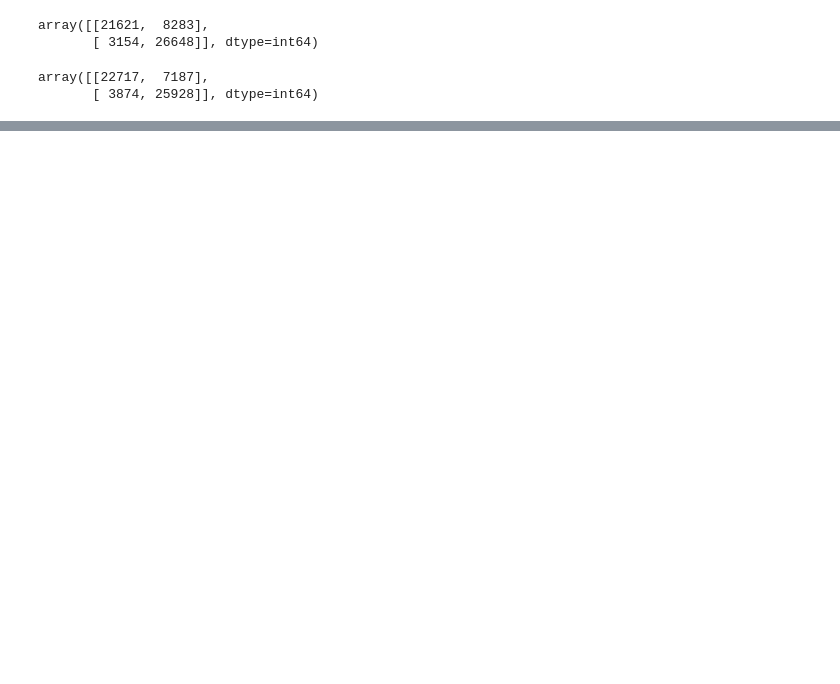
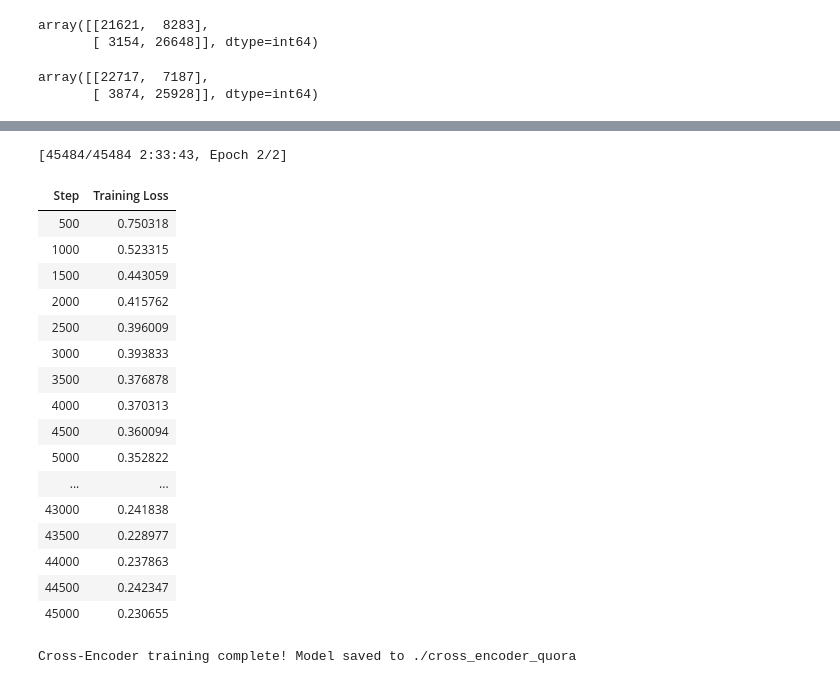
Before and after one commit to Vraj-Priyadarshi/nlp_project, a Jupyter notebook: final_trying.ipynb, the cells around one changed output, grey strips where cells are left out. Saved outputs shown, nothing was run; the diff lists cells and outputs as text; code cells hidden in the pictures; blank space fills up the shorter version.

```diff
--- a/final_trying.ipynb
+++ b/final_trying.ipynb
@@ -1995,0 +1042,11 @@ Best ROC-AUC:   RF + BOW (0.8215)
+# %%
+df = pd.read_csv("train.csv")  # change path if needed
+
+df = df[['question1', 'question2', 'is_duplicate']].dropna()
+
+train_df, val_df = train_test_split(
+    df,
+    test_size=0.1,
+    stratify=df['is_duplicate'],
+    random_state=42
+)
@@ -1995,0 +1208,43 @@ Best ROC-AUC:   RF + BOW (0.8215)
+# %%
+# Prepare training data as InputExample objects for CrossEncoder
+from sentence_transformers import InputExample
+from torch.utils.data import DataLoader
+
+cross_train_examples = [
+    InputExample(texts=[row['question1'], row['question2']], label=float(row['is_duplicate']))
+    for _, row in train_df.iterrows()
+]
+
+cross_train_dataloader = DataLoader(cross_train_examples, shuffle=True, batch_size=16)
+# %%
+num_epochs_ce = 2
+warmup_steps_ce = int(len(cross_train_dataloader) * num_epochs_ce * 0.1)
+
+cross_model.fit(
+    train_dataloader=cross_train_dataloader,
+    epochs=num_epochs_ce,
+    warmup_steps=warmup_steps_ce,
+    output_path='./cross_encoder_quora',
+    show_progress_bar=True
+)
+print("Cross-Encoder training complete! Model saved to ./cross_encoder_quora")
+# %% [output]
+[45484/45484 2:33:43, Epoch 2/2]
+| Step | Training Loss |
+| 500 | 0.750318 |
+| 1000 | 0.523315 |
+| 1500 | 0.443059 |
+| 2000 | 0.415762 |
+| 2500 | 0.396009 |
+| 3000 | 0.393833 |
+| 3500 | 0.376878 |
+| 4000 | 0.370313 |
+| 4500 | 0.360094 |
+| 5000 | 0.352822 |
+| ... | ... |
+| 43000 | 0.241838 |
+| 43500 | 0.228977 |
+| 44000 | 0.237863 |
+| 44500 | 0.242347 |
+| 45000 | 0.230655 |
+Cross-Encoder training complete! Model saved to ./cross_encoder_quora
```
Also changed, not shown: parts of 121 cells of this notebook, 6 other files.
